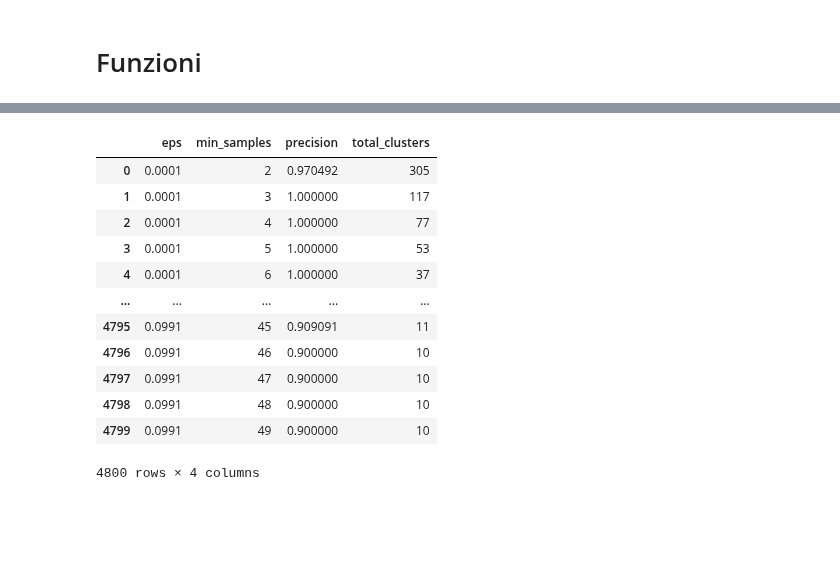
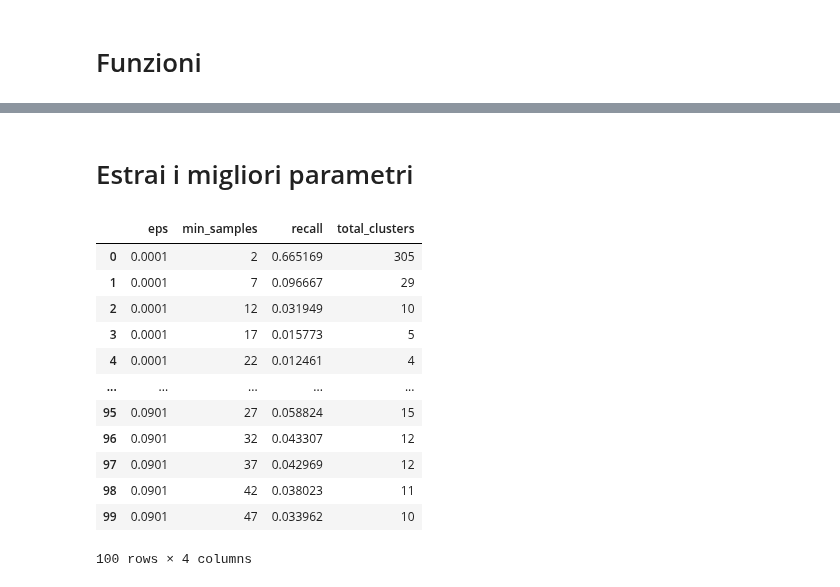
Before and after one commit to nudric25/tesi, a Jupyter notebook: CLU/CLU_mainclass.ipynb, the cells around one changed output, grey strips where cells are left out. Drawn from its saved outputs; the diff is of its cells as text; code cells hidden in the pictures; blank space fills up the shorter version.

Commit message:
Kaggle Notebook | notebook1805fe5328 | Version 3

```diff
--- a/CLU/CLU_mainclass.ipynb
+++ b/CLU/CLU_mainclass.ipynb
@@ -306,18 +360,23 @@ results_df
 # %%
 results_df = pd.DataFrame(results)
 results_df.to_csv('/kaggle/working/grid_search_parameters.csv')
-results_df
-# %% [output]
-|  | eps | min_samples | precision | total_clusters |
-| 0 | 0.0001 | 2 | 0.970492 | 305 |
-| 1 | 0.0001 | 3 | 1.000000 | 117 |
-| 2 | 0.0001 | 4 | 1.000000 | 77 |
-| 3 | 0.0001 | 5 | 1.000000 | 53 |
-| 4 | 0.0001 | 6 | 1.000000 | 37 |
-| ... | ... | ... | ... | ... |
-| 4795 | 0.0991 | 45 | 0.909091 | 11 |
-| 4796 | 0.0991 | 46 | 0.900000 | 10 |
-| 4797 | 0.0991 | 47 | 0.900000 | 10 |
-| 4798 | 0.0991 | 48 | 0.900000 | 10 |
-| 4799 | 0.0991 | 49 | 0.900000 | 10 |
-4800 rows × 4 columns
+# %% [markdown]
+# Estrai i migliori parametri
+# %%
+highest_recall_row = results_df.loc[results_df['recall'].idxmax()]
+centroids = dbscan_clustering(stops, eps=highest_recall_row['eps'], min_samples=int(np.round(highest_recall_row['min_samples'])))
+centroids.to_csv('/kaggle/working/best_centroids.csv')
+# %% [output]
+|  | eps | min_samples | recall | total_clusters |
+| 0 | 0.0001 | 2 | 0.665169 | 305 |
+| 1 | 0.0001 | 7 | 0.096667 | 29 |
+| 2 | 0.0001 | 12 | 0.031949 | 10 |
+| 3 | 0.0001 | 17 | 0.015773 | 5 |
+| 4 | 0.0001 | 22 | 0.012461 | 4 |
+| ... | ... | ... | ... | ... |
+| 95 | 0.0901 | 27 | 0.058824 | 15 |
+| 96 | 0.0901 | 32 | 0.043307 | 12 |
+| 97 | 0.0901 | 37 | 0.042969 | 12 |
+| 98 | 0.0901 | 42 | 0.038023 | 11 |
+| 99 | 0.0901 | 47 | 0.033962 | 10 |
+100 rows × 4 columns
```
Also changed, not shown: parts of 4 cells of this notebook.
